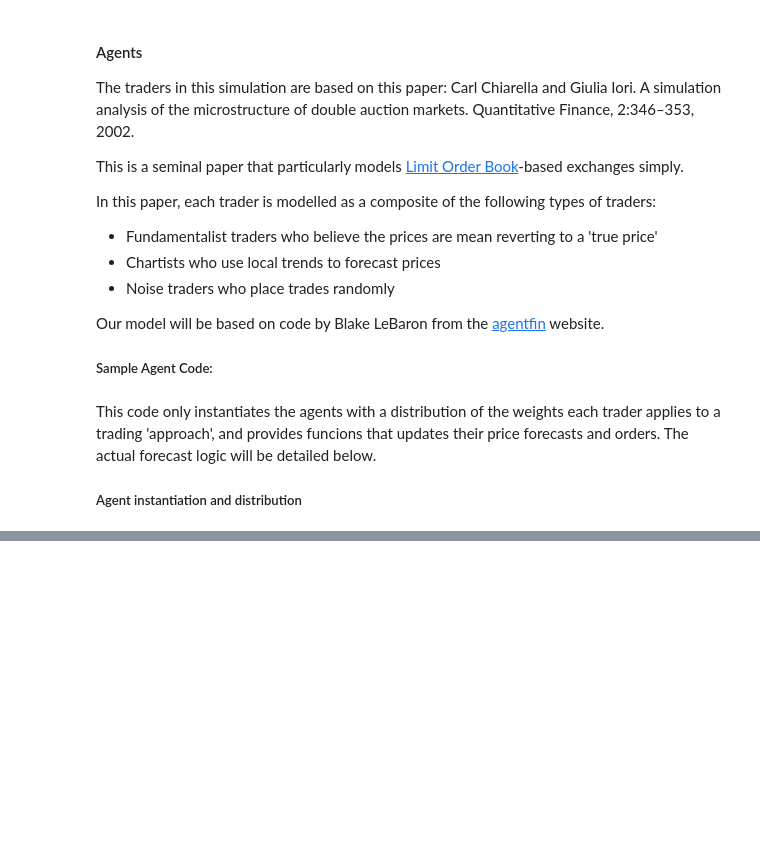
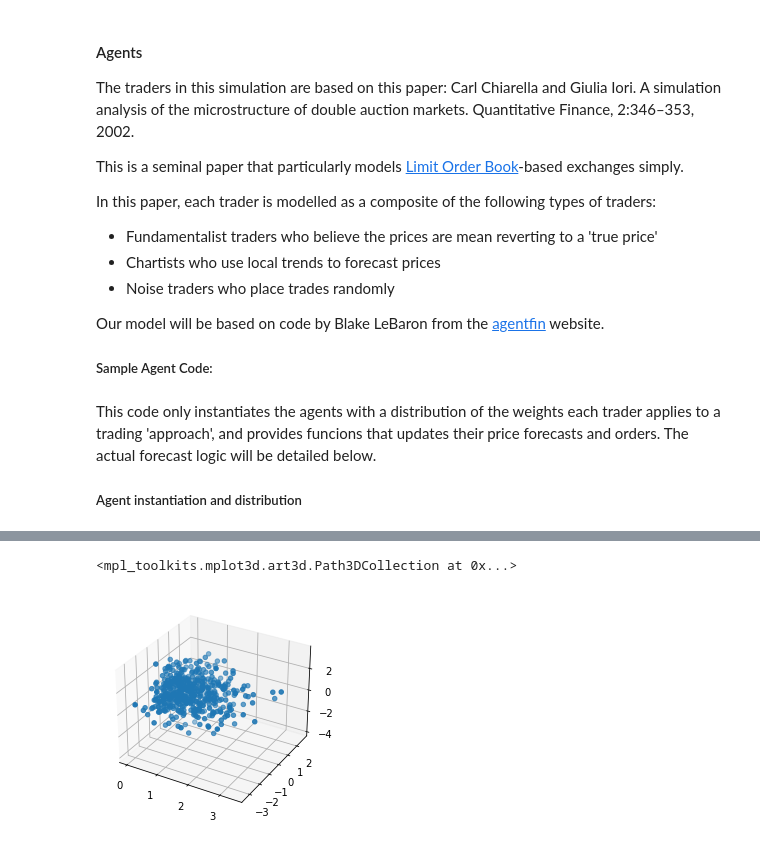
Before and after one commit to Ramshreyas/MinervaMDAThesis, a Jupyter notebook: Thesis.ipynb, the cells around one changed output, grey strips where cells are left out. Saved outputs shown, nothing was run; the diff lists cells and outputs as text; code cells hidden in the pictures; blank space fills up the shorter version.

Commit message:
Instantiaties agents and shows distribution

```diff
--- a/Thesis.ipynb
+++ b/Thesis.ipynb
@@ -134,3 +135,27 @@ class agent:
 This code only instantiates the agents with a distribution of the weights each trader applies to a trading 'approach', and provides funcions that updates their price forecasts and orders. The actual forecast logic will be detailed below.
 
 ##### Agent instantiation and distribution
+# %%
+# Set number of agents
+nAgents = 500
+# Default weights for
+# Fundamentalist weight
+sigmaF = 1.
+# Chartist weight
+sigmaM = 1.
+# Noise weight
+sigmaN = 1.
+# horizons for momentum rules
+Lmin = 5
+Lmax = 50
+# random component of spread
+kMax = 0.5
+
+# holder list for agent objects
+agentList = []
+for i in range(nAgents):
+    agentList.append(agent(sigmaF,sigmaM,sigmaN,kMax,Lmin,Lmax))
+
+fundWeightList = [a.fundWeight for a in agentList]
+chartWeightList = [a.chartWeight for a in agentList]
+noiseWeightList = [a.noiseWeight for a in agentList]
@@ -136,0 +164,7 @@ This code only instantiates the agents with a distribution of the weights each t
+# %%
+fig = plt.figure()
+ax = plt.axes(projection='3d')
+ax.scatter3D(fundWeightList, chartWeightList, noiseWeightList, cmap = 'Greens')
+# %% [output]
+<mpl_toolkits.mplot3d.art3d.Path3DCollection at 0x...>
+[figure, added]
```
Also changed, not shown: parts of 6 cells of this notebook.
